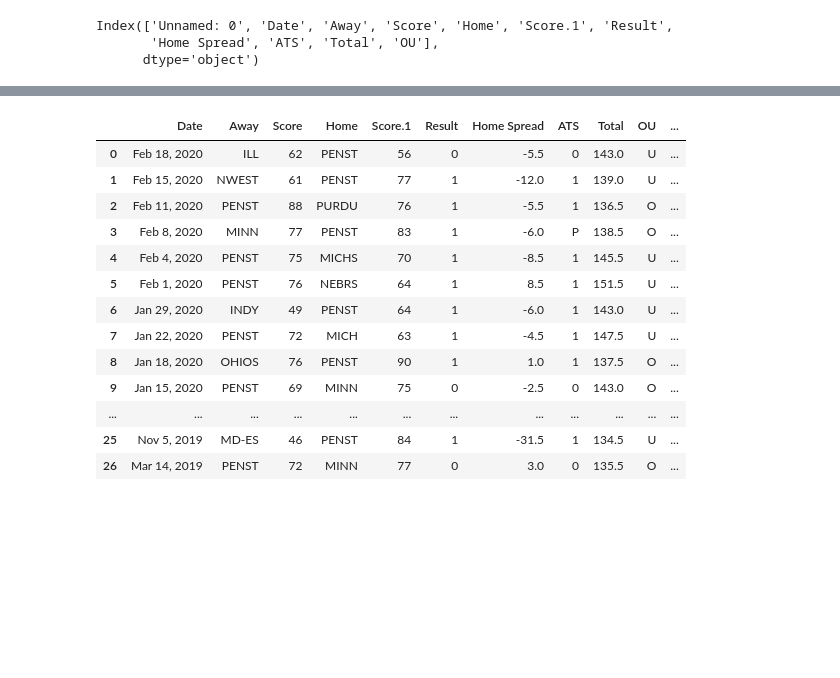
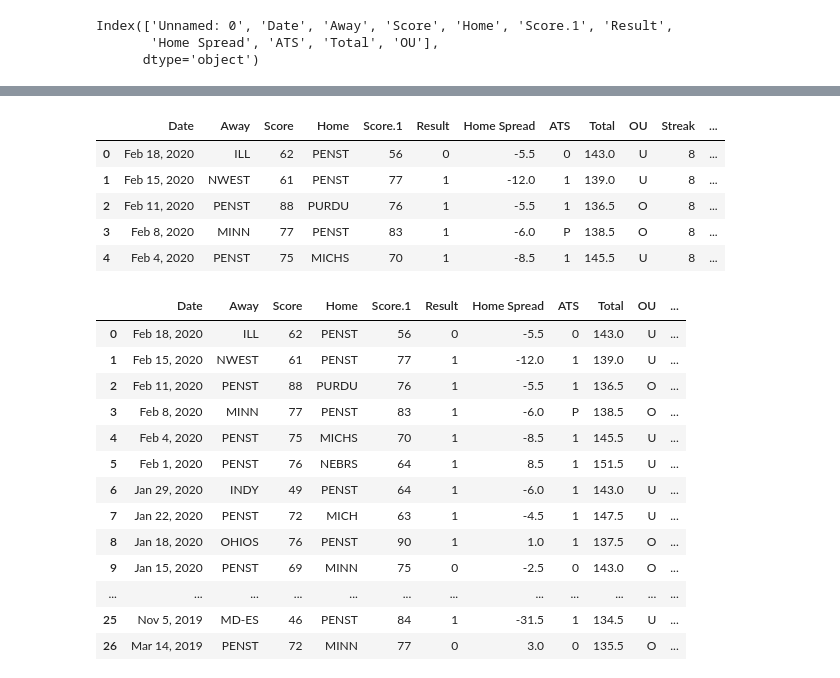
Before and after one commit to gabertooth/sportmodeling, a Jupyter notebook: College B-Ball .ipynb, the cells around one changed output, grey strips where cells are left out. Cells and saved outputs as stored; diff of their text form; code cells hidden in the pictures; blank space fills up the shorter version.

```diff
--- a/College B-Ball .ipynb
+++ b/College B-Ball .ipynb
@@ -189,3 +202,20 @@ psu.replace(['L','W'],[0,1],inplace=True)
+# %%
+wins={}
+for x in psu['Result']:
+    if x not in wins:
+        wins[x]=1
+    else:
+        wins[x]+=1
+    psu['dude']=wins[0]
+# %%
+psu.head()
+# %% [output]
+|  | Date | Away | Score | Home | Score.1 | Result | Home Spread | ATS | Total | OU | Streak | ... |
+| 0 | Feb 18, 2020 | ILL | 62 | PENST | 56 | 0 | -5.5 | 0 | 143.0 | U | 8 | ... |
+| 1 | Feb 15, 2020 | NWEST | 61 | PENST | 77 | 1 | -12.0 | 1 | 139.0 | U | 8 | ... |
+| 2 | Feb 11, 2020 | PENST | 88 | PURDU | 76 | 1 | -5.5 | 1 | 136.5 | O | 8 | ... |
+| 3 | Feb 8, 2020 | MINN | 77 | PENST | 83 | 1 | -6.0 | P | 138.5 | O | 8 | ... |
+| 4 | Feb 4, 2020 | PENST | 75 | MICHS | 70 | 1 | -8.5 | 1 | 145.5 | U | 8 | ... |
 # %%
 counter_wins=0
 counter_loss=0
```
Also changed, not shown: parts of 3 cells of this notebook.
